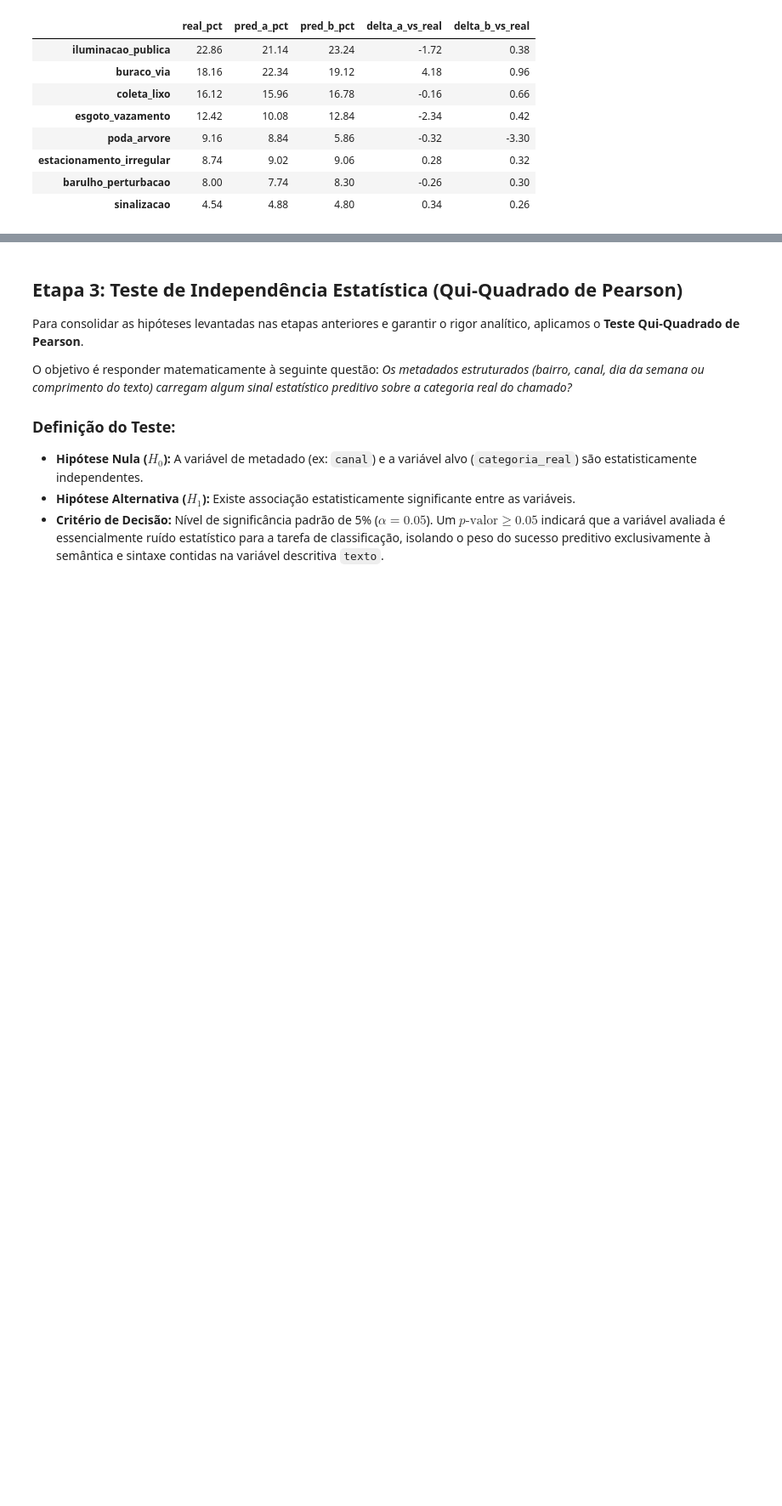
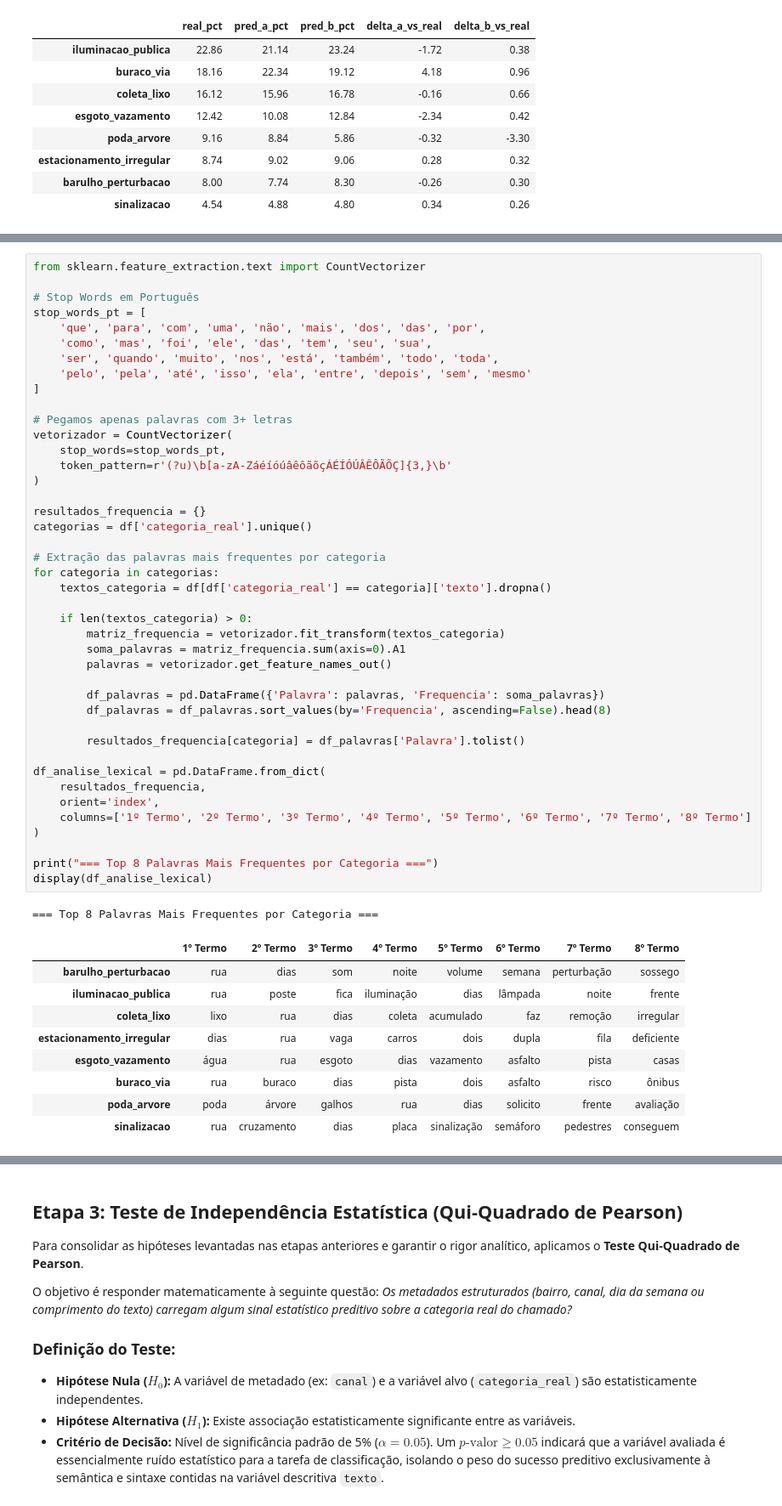
Before and after one commit to jgabrielsg/desafio-cientista-dados-junior-ia-pref, a Jupyter notebook: notebooks/01_analise_exploratoria.ipynb, the cells around one changed output, grey strips where cells are left out. Shown at 85% size. Saved outputs shown, nothing was run; the diff lists cells and outputs as text; blank space fills up the shorter version.

Commit message:
feat: analise lexical na analise exploratoria

```diff
--- a/notebooks/01_analise_exploratoria.ipynb
+++ b/notebooks/01_analise_exploratoria.ipynb
@@ -493,0 +511,53 @@ display(tab_marginais)
+# %%
+from sklearn.feature_extraction.text import CountVectorizer
+
+# Stop Words em Português
+stop_words_pt = [
+    'que', 'para', 'com', 'uma', 'não', 'mais', 'dos', 'das', 'por',
+    'como', 'mas', 'foi', 'ele', 'das', 'tem', 'seu', 'sua',
+    'ser', 'quando', 'muito', 'nos', 'está', 'também', 'todo', 'toda',
+    'pelo', 'pela', 'até', 'isso', 'ela', 'entre', 'depois', 'sem', 'mesmo'
+]
+
+# Pegamos apenas palavras com 3+ letras
+vetorizador = CountVectorizer(
+    stop_words=stop_words_pt,
+    token_pattern=r'(?u)\b[a-zA-ZáéíóúâêôãõçÁÉÍÓÚÂÊÔÃÕÇ]{3,}\b'
+)
+
+resultados_frequencia = {}
+categorias = df['categoria_real'].unique()
+
+# Extração das palavras mais frequentes por categoria
+for categoria in categorias:
+    textos_categoria = df[df['categoria_real'] == categoria]['texto'].dropna()
+
+    if len(textos_categoria) > 0:
+        matriz_frequencia = vetorizador.fit_transform(textos_categoria)
+        soma_palavras = matriz_frequencia.sum(axis=0).A1
+        palavras = vetorizador.get_feature_names_out()
+
+        df_palavras = pd.DataFrame({'Palavra': palavras, 'Frequencia': soma_palavras})
+        df_palavras = df_palavras.sort_values(by='Frequencia', ascending=False).head(8)
+
+        resultados_frequencia[categoria] = df_palavras['Palavra'].tolist()
+
+df_analise_lexical = pd.DataFrame.from_dict(
+    resultados_frequencia,
+    orient='index',
+    columns=['1º Termo', '2º Termo', '3º Termo', '4º Termo', '5º Termo', '6º Termo', '7º Termo', '8º Termo']
+)
+
+print("=== Top 8 Palavras Mais Frequentes por Categoria ===")
+display(df_analise_lexical)
+# %% [output]
+=== Top 8 Palavras Mais Frequentes por Categoria ===
+|  | 1º Termo | 2º Termo | 3º Termo | 4º Termo | 5º Termo | 6º Termo | 7º Termo | 8º Termo |
+| barulho_perturbacao | rua | dias | som | noite | volume | semana | perturbação | sossego |
+| iluminacao_publica | rua | poste | fica | iluminação | dias | lâmpada | noite | frente |
+| coleta_lixo | lixo | rua | dias | coleta | acumulado | faz | remoção | irregular |
+| estacionamento_irregular | dias | rua | vaga | carros | dois | dupla | fila | deficiente |
+| esgoto_vazamento | água | rua | esgoto | dias | vazamento | asfalto | pista | casas |
+| buraco_via | rua | buraco | dias | pista | dois | asfalto | risco | ônibus |
+| poda_arvore | poda | árvore | galhos | rua | dias | solicito | frente | avaliação |
+| sinalizacao | rua | cruzamento | dias | placa | sinalização | semáforo | pedestres | conseguem |
```
Also changed, not shown: parts of 3 cells of this notebook.
